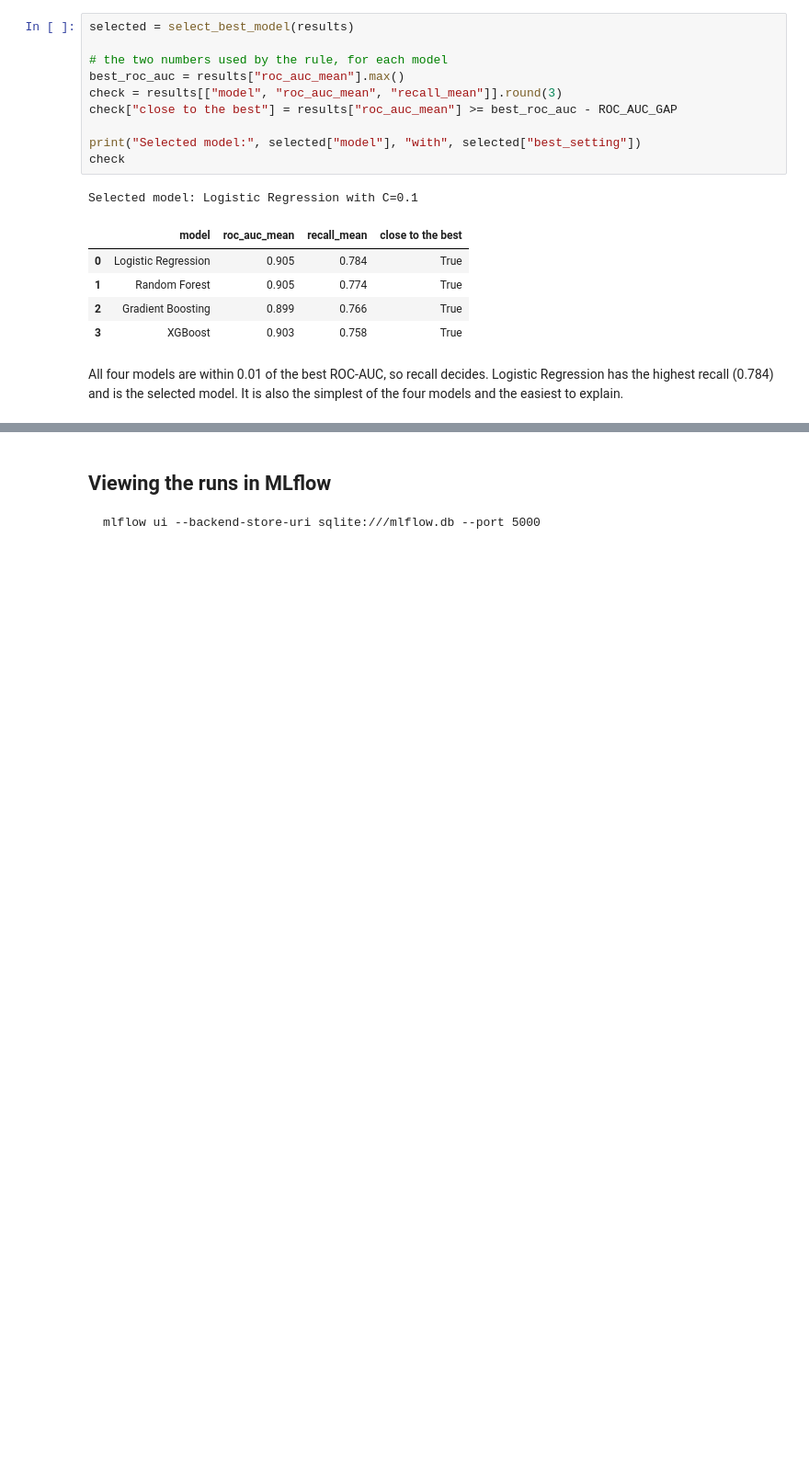
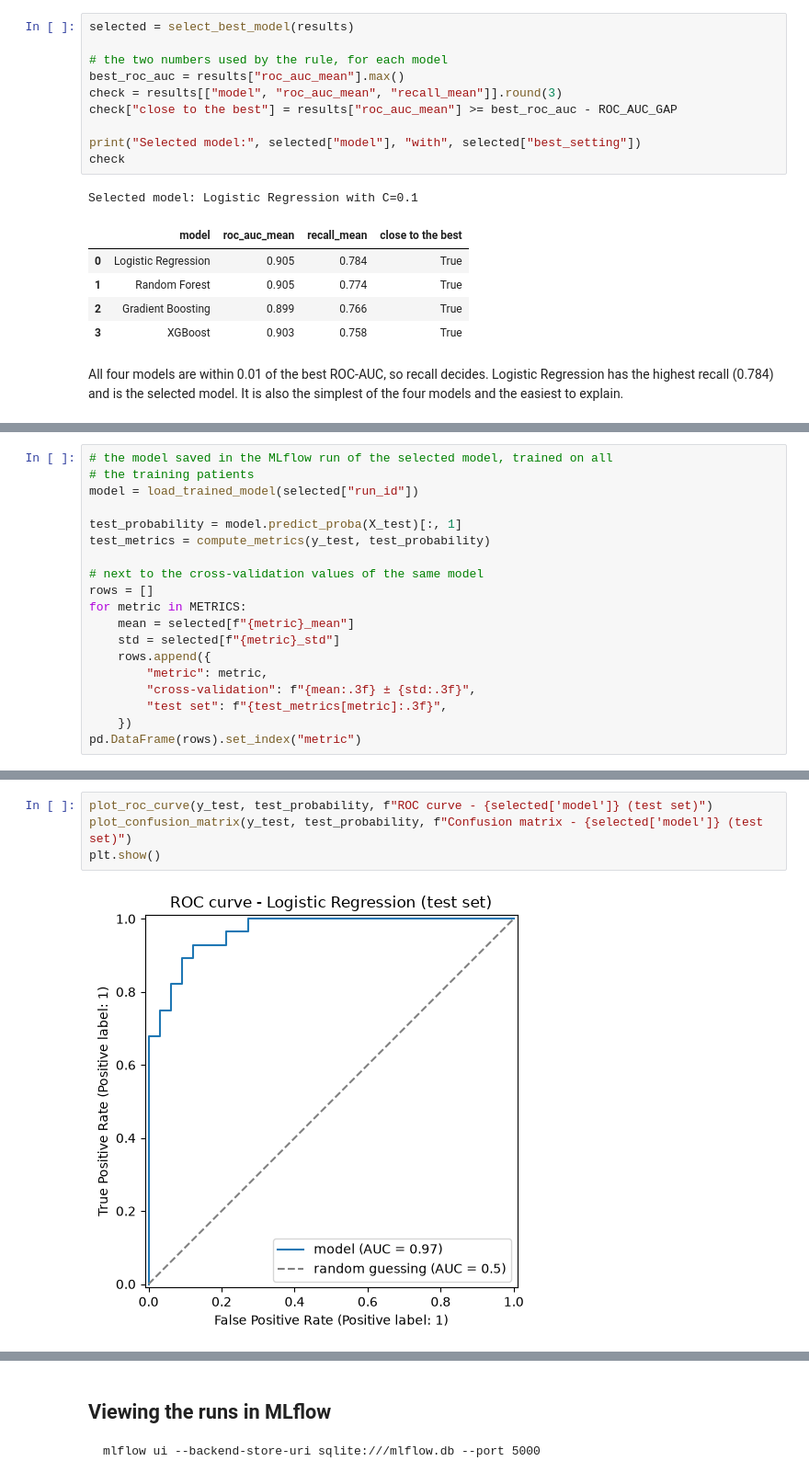
Before and after one commit to 2025ae05589/heart-disease-mlops, a Jupyter notebook: notebooks/02_model_development.ipynb, the cells around one changed output, grey strips where cells are left out. Shown at 92% size. Drawn from its saved outputs; the diff is of its cells as text; blank space fills up the shorter version.

Commit message:
Add test set evaluation to notebook

```diff
--- a/notebooks/02_model_development.ipynb
+++ b/notebooks/02_model_development.ipynb
@@ -587,0 +619,19 @@ It is also the simplest of the four models and the easiest to explain.
+# %%
+# the model saved in the MLflow run of the selected model, trained on all
+# the training patients
+model = load_trained_model(selected["run_id"])
+
+test_probability = model.predict_proba(X_test)[:, 1]
+test_metrics = compute_metrics(y_test, test_probability)
+
+# next to the cross-validation values of the same model
+rows = []
+for metric in METRICS:
+    mean = selected[f"{metric}_mean"]
+    std = selected[f"{metric}_std"]
+    rows.append({
+        "metric": metric,
+        "cross-validation": f"{mean:.3f} ± {std:.3f}",
+        "test set": f"{test_metrics[metric]:.3f}",
+    })
+pd.DataFrame(rows).set_index("metric")
@@ -587,0 +646,6 @@ It is also the simplest of the four models and the easiest to explain.
+# %%
+plot_roc_curve(y_test, test_probability, f"ROC curve - {selected['model']} (test set)")
+plot_confusion_matrix(y_test, test_probability, f"Confusion matrix - {selected['model']} (test set)")
+plt.show()
+# %% [output]
+[figure, added]
```
Also changed, not shown: parts of 12 cells of this notebook.
